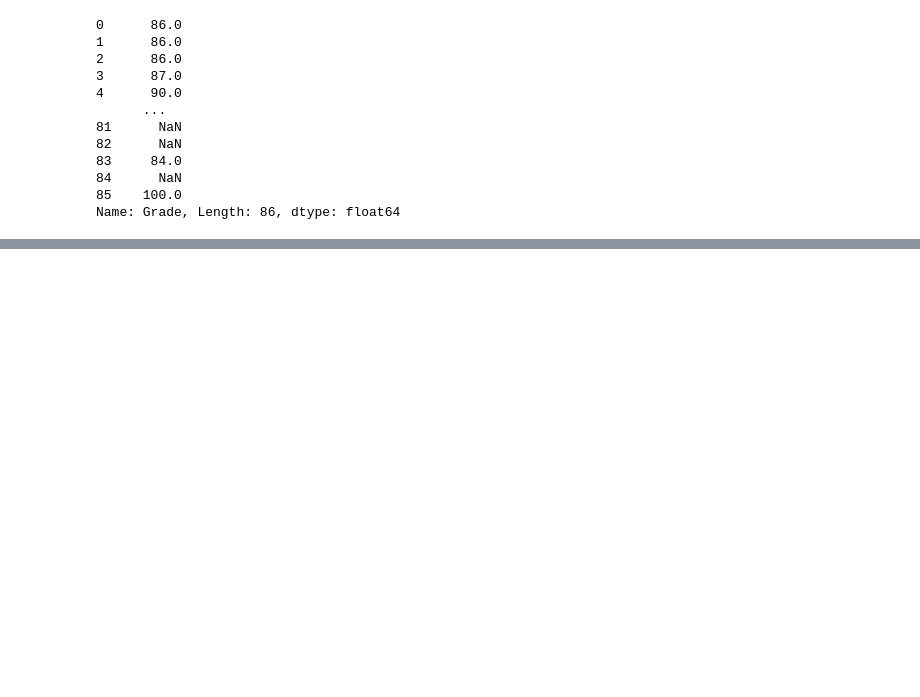
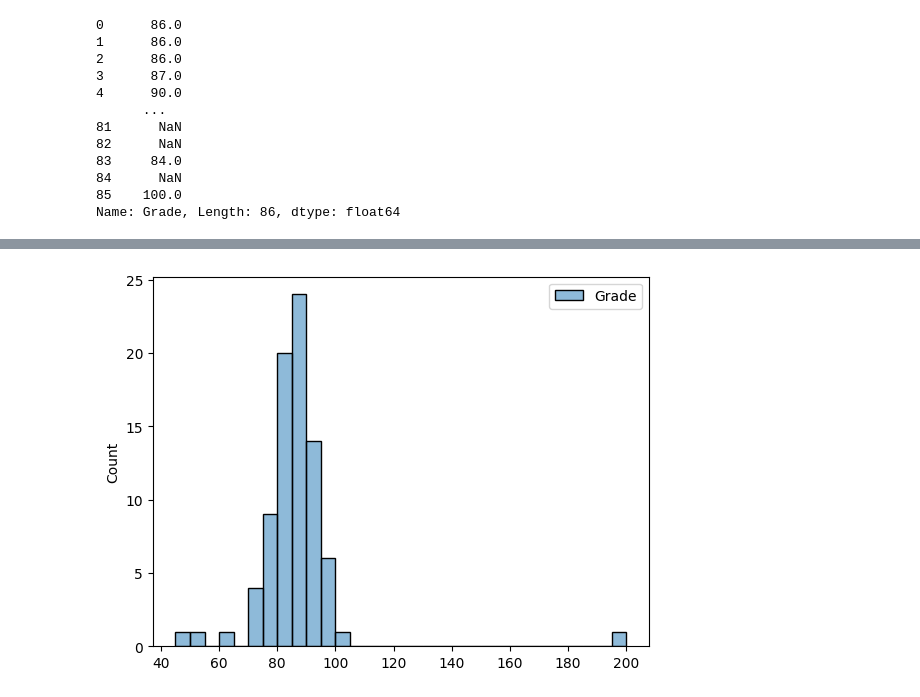
Before and after one commit to Jdalarmi/DataScience, a Jupyter notebook: app/Exploratory_Data_Analysis/practice_pyetl.ipynb, the cells around one changed output, grey strips where cells are left out. Saved outputs shown, nothing was run; the diff lists cells and outputs as text; code cells hidden in the pictures; blank space fills up the shorter version.

```diff
--- a/app/Exploratory_Data_Analysis/practice_pyetl.ipynb
+++ b/app/Exploratory_Data_Analysis/practice_pyetl.ipynb
@@ -71,0 +152,4 @@ Error:
+# %%
+sns.histplot(df_grades, binwidth=5);
+# %% [output]
+[figure, added]
```
Also changed, not shown: parts of 17 cells of this notebook, 1 other file.
